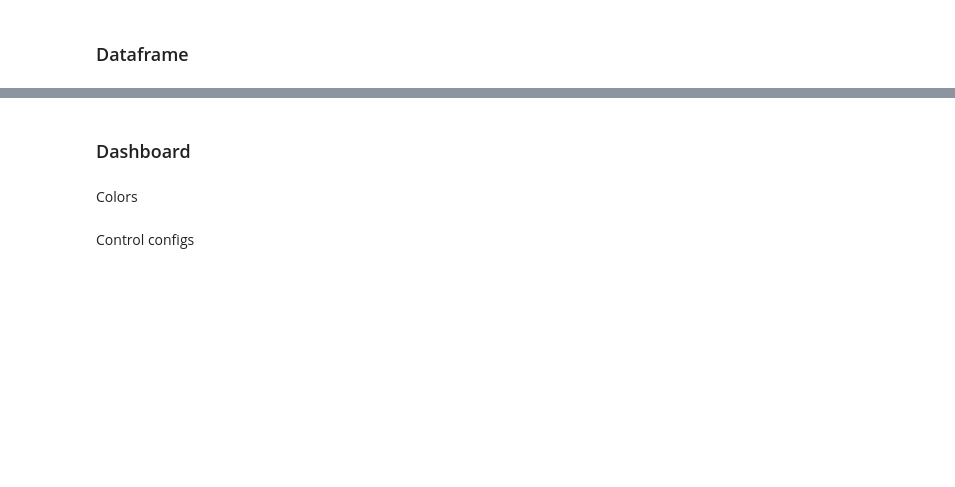
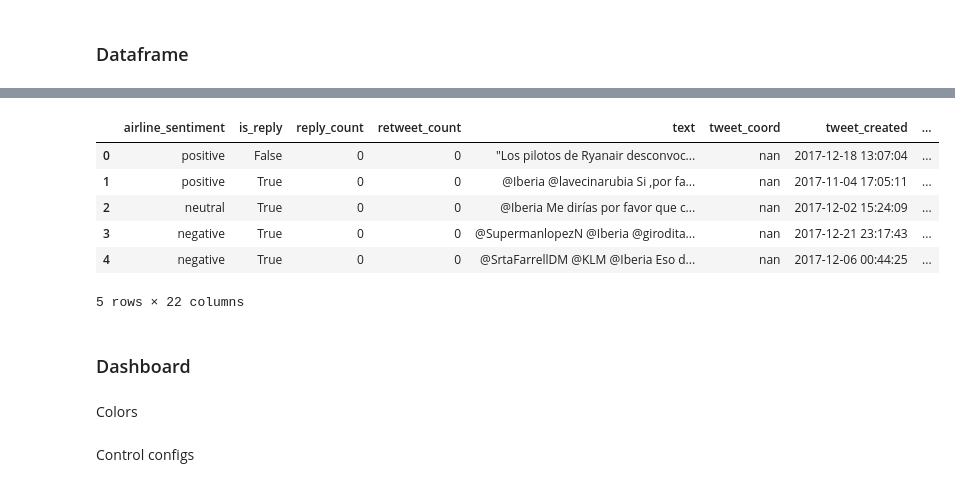
Before and after one commit to alfredcas/Feelings, a Jupyter notebook: kagle_capstone_project/presentacion/dashboard.ipynb, the cells around one changed output, grey strips where cells are left out. Drawn from its saved outputs; the diff is of its cells as text; code cells hidden in the pictures; blank space fills up the shorter version.

```diff
--- a/kagle_capstone_project/presentacion/dashboard.ipynb
+++ b/kagle_capstone_project/presentacion/dashboard.ipynb
@@ -73,0 +197,22 @@ df['lat3857'] = [transform(Proj(init='epsg:4326'), Proj(init='epsg:3857'), row['
+# %%
+df['tt_lat'] = df['tweet_location_coord'].apply(lambda x: None if type(x) is float else x['lat'])
+df['tt_lng'] = df['tweet_location_coord'].apply(lambda x: None if type(x) is float else x['lng'])
+# %%
+df['usr_lat'] = df['user_timezone_coord'].apply(lambda x: None if type(x) is float else x['lat'])
+df['usr_lng'] = df['user_timezone_coord'].apply(lambda x: None if type(x) is float else x['lng'])
+# %%
+df['hour'] = df['tweet_created'].dt.hour
+df['date'] = df['tweet_created'].dt.date
+df['dow'] = df['tweet_created'].dt.dayofweek
+# %%
+df['airline'] = df['text'].apply(lambda x: getAirlines(x))
+# %%
+df.head()
+# %% [output]
+|  | airline_sentiment | is_reply | reply_count | retweet_count | text | tweet_coord | tweet_created | ... |
+| 0 | positive | False | 0 | 0 | "Los pilotos de Ryanair desconvoc... | nan | 2017-12-18 13:07:04 | ... |
+| 1 | positive | True | 0 | 0 | @Iberia @lavecinarubia Si ,por fa... | nan | 2017-11-04 17:05:11 | ... |
+| 2 | neutral | True | 0 | 0 | @Iberia Me dirías por favor que c... | nan | 2017-12-02 15:24:09 | ... |
+| 3 | negative | True | 0 | 0 | @SupermanlopezN @Iberia @girodita... | nan | 2017-12-21 23:17:43 | ... |
+| 4 | negative | True | 0 | 0 | @SrtaFarrellDM @KLM @Iberia Eso d... | nan | 2017-12-06 00:44:25 | ... |
+5 rows × 22 columns
```
Also changed, not shown: parts of 17 cells of this notebook, 30 other files.
